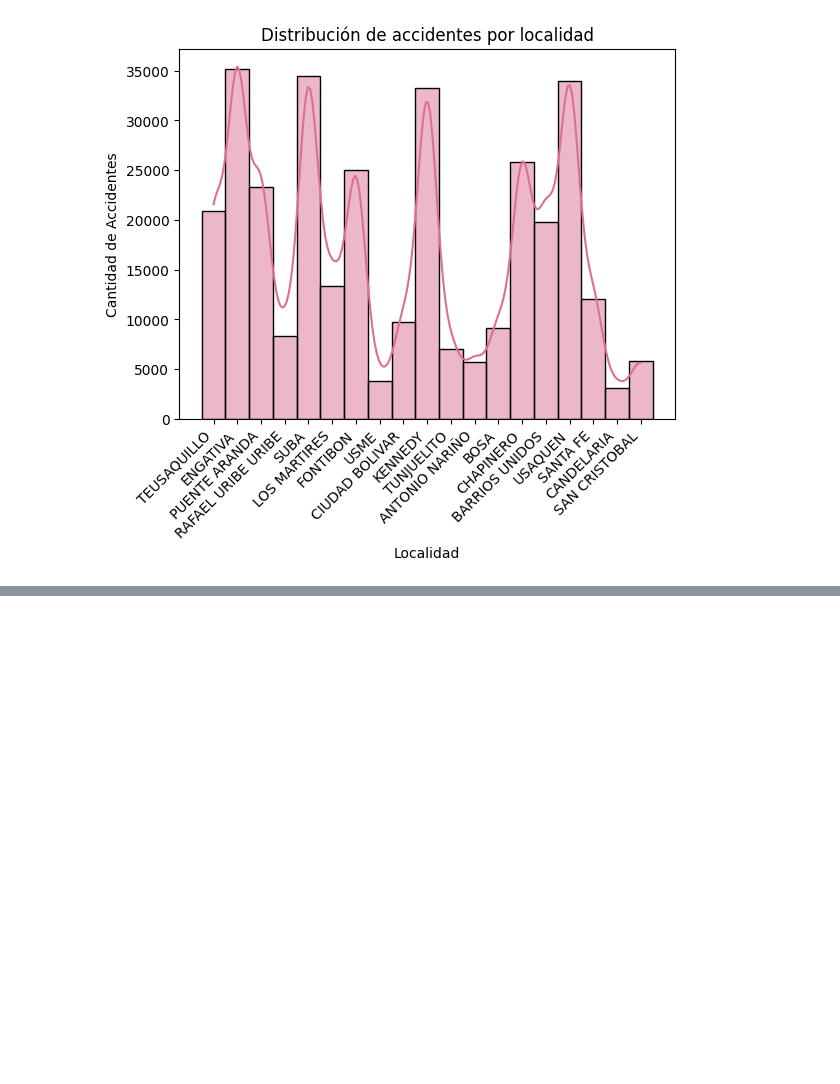
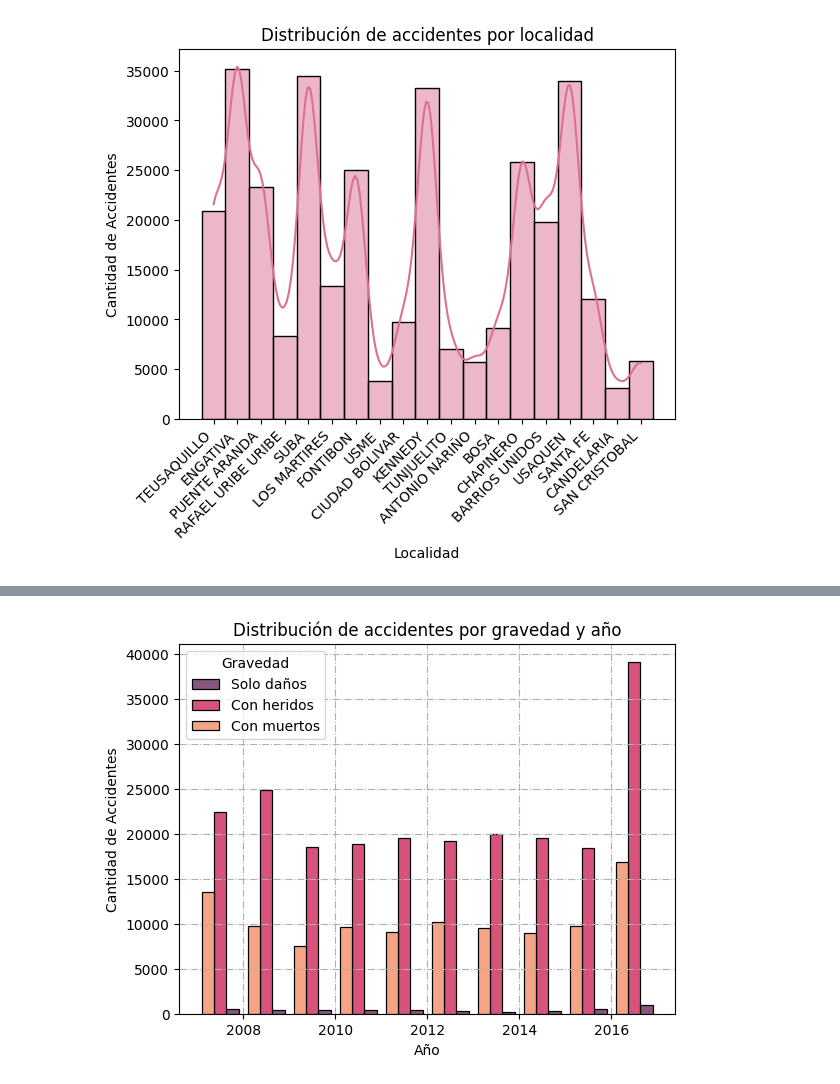
Before and after one commit to dosquisd/AccidentalRiskAnalysis, a Jupyter notebook: src/005_visualizing_data.ipynb, the cells around one changed output, grey strips where cells are left out. Cells and saved outputs as stored; diff of their text form; code cells hidden in the pictures; blank space fills up the shorter version.

```diff
--- a/src/005_visualizing_data.ipynb
+++ b/src/005_visualizing_data.ipynb
@@ -71,0 +86,15 @@ plt.show()
+# %%
+# Evolución de los accidentes por gravedad a lo largo del tiempo.
+df["ANIO"] = df["FECHA_OCURRENCIA"].dt.year
+
+sns.histplot(data=df, x="ANIO", hue="GRAVEDAD", multiple="dodge", palette="rocket_r", shrink=0.8, binwidth=1 )
+
+plt.title("Distribución de accidentes por gravedad y año")
+plt.xlabel("Año")
+plt.ylabel("Cantidad de Accidentes")
+plt.legend(title="Gravedad", labels=["Solo daños", "Con heridos", "Con muertos"])
+plt.grid(linestyle="-.")
+plt.savefig(f"{FIGURES_PATH}/accidents_per_gravity_and_year_histogram.pdf")
+plt.show()
+# %% [output]
+[figure, added]
```
Also changed, not shown: parts of 5 cells of this notebook, 4 other files.
